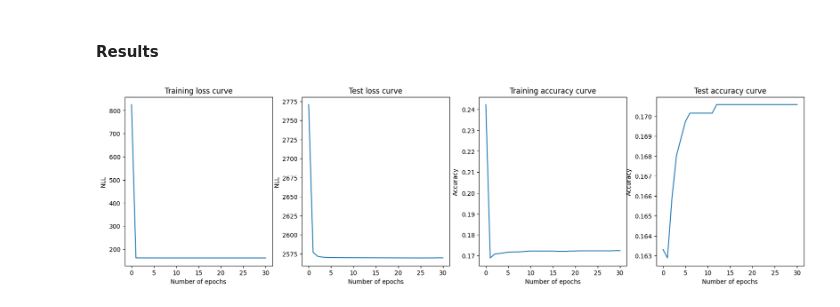
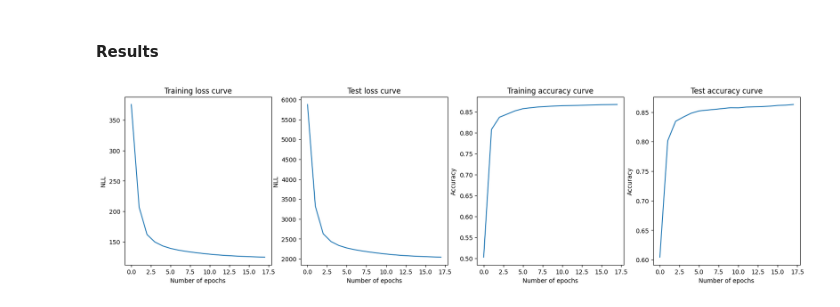
Before and after one commit to lpfahler16/ML-final-project, a Jupyter notebook: Notebooks/NeuralNetwork.ipynb, the cells around one changed output. Saved outputs shown, nothing was run; the diff lists cells and outputs as text; code cells hidden in the pictures.

```diff
--- a/Notebooks/NeuralNetwork.ipynb
+++ b/Notebooks/NeuralNetwork.ipynb
@@ -98,14 +80,14 @@ def test_one_epoch(X_test, Y_test, model):
 #### Running
 # %%
 # Hyperparameters
-lr = 0.0001
-wd = 0.02
-max_epochs = 2000
+lr = 0.001
+wd = 0.01
+max_epochs = 350
 
 # Print results
 log_interval = 20
 
-model = NNClassifier()
+model = models.ConvertNNClassifier()
 
 # Instantiate optimizer (model was created in previous cell)
 optimizer = torch.optim.SGD(model.parameters(), lr=lr, weight_decay=wd)
@@ -119,7 +101,7 @@ for epoch in trange(max_epochs, leave=True, desc='Epochs'):
     train_loss, train_correct = train_one_epoch(train_loader, model, optimizer, log_interval, epoch)
 
     if epoch % log_interval == 0:
-        test_loss, test_correct = test_one_epoch(X_test, y_test, model)
+        test_loss, test_correct = test_one_epoch(X_verify, y_verify, model)
 
         # Record results
         train_losses.append(train_loss)
@@ -127,6 +109,8 @@ for epoch in trange(max_epochs, leave=True, desc='Epochs'):
         test_losses.append(test_loss)
         test_correct_list.append(test_correct)
 
-        print('cross entropy loss', train_loss / len(train_loader), test_loss / float(n_test))
-        print('accuracy', train_correct / float(n_train), test_correct / float(n_test))
+        print('cross entropy loss', train_loss / len(train_loader), test_loss / float(n_verify))
+        print('accuracy', train_correct / float(n_train), test_correct / float(n_verify))
+
+torch.save(model.state_dict(), '../models/nn/convert.joblib')
 # %% [output]
@@ -190,13 +174,14 @@ pyplot.show()
 #### Data setup
 # %%
 X_train, X_test, y_train, y_test = helpers.attempt_data_split(nn=True)
+X_train, X_verify, y_train, y_verify = train_test_split(X_train, y_train, test_size=0.2, random_state=10)
 
 batch_size = 64
-train_dataset = torch.utils.data.TensorDataset(torch.tensor(X_train.values), torch.tensor(y_train))
+train_dataset = torch.utils.data.TensorDataset(torch.tensor(X_train), torch.tensor(y_train))
 train_loader = torch.utils.data.DataLoader(train_dataset, batch_size=batch_size, shuffle=False, num_workers=True)
 
-X_test = torch.tensor(X_test.values)
-y_test = torch.tensor(y_test)
+X_verify = torch.tensor(X_verify)
+y_verify = torch.tensor(y_verify)
 
 n_train, p = X_train.shape
-n_test, p = X_test.shape
+n_verify, p = X_verify.shape
@@ -269,14 +230,14 @@ def test_one_epoch(X_test, Y_test, model):
 #### Running
 # %%
 # Hyperparameters
-lr = 0.0001
-wd = 0.02
-max_epochs = 1000
+lr = 0.001
+wd = 0.01
+max_epochs = 350
 
 # Print results
 log_interval = 20
 
-model = NNClassifier()
+model = models.AttemptNNClassifier()
 
 # Instantiate optimizer (model was created in previous cell)
 optimizer = torch.optim.SGD(model.parameters(), lr=lr, weight_decay=wd)
@@ -290,7 +251,7 @@ for epoch in trange(max_epochs, leave=True, desc='Epochs'):
     train_loss, train_correct = train_one_epoch(train_loader, model, optimizer, log_interval, epoch)
 
     if epoch % log_interval == 0:
-        test_loss, test_correct = test_one_epoch(X_test, y_test, model)
+        test_loss, test_correct = test_one_epoch(X_verify, y_verify, model)
 
         # Record results
         train_losses.append(train_loss)
@@ -298,6 +259,8 @@ for epoch in trange(max_epochs, leave=True, desc='Epochs'):
         test_losses.append(test_loss)
         test_correct_list.append(test_correct)
 
-        print('cross entropy loss', train_loss / len(train_loader), test_loss / float(n_test))
-        print('accuracy', train_correct / float(n_train), test_correct / float(n_test))
+        print('cross entropy loss', train_loss / len(train_loader), test_loss / float(n_verify))
+        print('accuracy', train_correct / float(n_train), test_correct / float(n_verify))
+
+torch.save(model.state_dict(), '../models/nn/attempt.joblib')
 # %% [output]
@@ -331,27 +294,27 @@ accuracy 0.17222578576010264 0.17015818725951262
 # %%
 from matplotlib import pyplot
 
 fig, axes = pyplot.subplots(ncols=4, figsize=(20, 5), sharey=False)
 
 axes[0].set_xlabel('Number of epochs')
 axes[0].set_ylabel('NLL')
 axes[0].plot(range(0,len(train_losses)), train_losses)
 axes[0].set_title('Training loss curve')
 
 axes[1].set_xlabel('Number of epochs')
 axes[1].set_ylabel('NLL')
 axes[1].plot(range(0,len(train_losses)), test_losses)
 axes[1].set_title('Test loss curve')
 
 axes[2].set_xlabel('Number of epochs')
 axes[2].set_ylabel('Accuracy')
 axes[2].plot(range(0,len(train_losses)), list(map(lambda x : x/float(n_train), train_correct_list)))
 axes[2].set_title('Training accuracy curve')
 
 axes[3].set_xlabel('Number of epochs')
 axes[3].set_ylabel('Accuracy')
-axes[3].plot(range(0,len(train_losses)), list(map(lambda x : x/float(n_test), test_correct_list)))
+axes[3].plot(range(0,len(train_losses)), list(map(lambda x : x/float(n_verify), test_correct_list)))
 axes[3].set_title('Test accuracy curve')
 pyplot.show()
 # %% [output]
-[figure, old version]
+[figure, new version]
```
Also changed, not shown: parts of 9 cells of this notebook, 5 other files.
